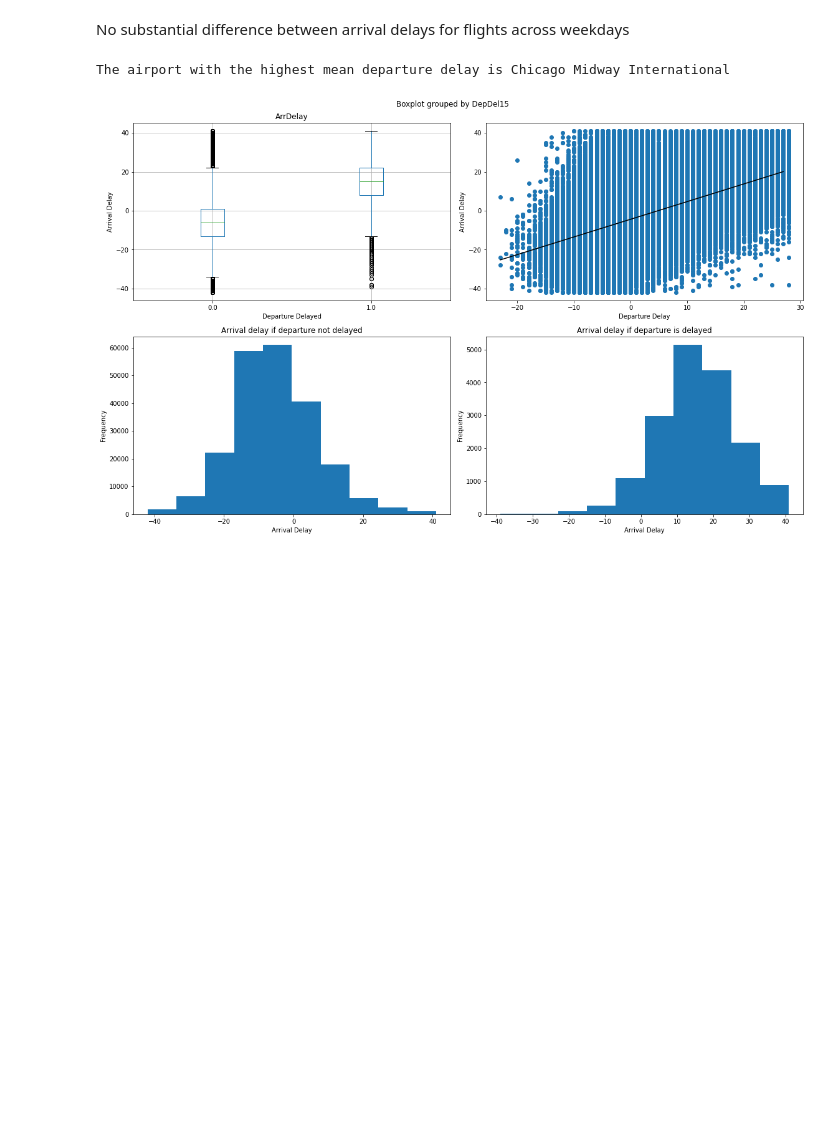
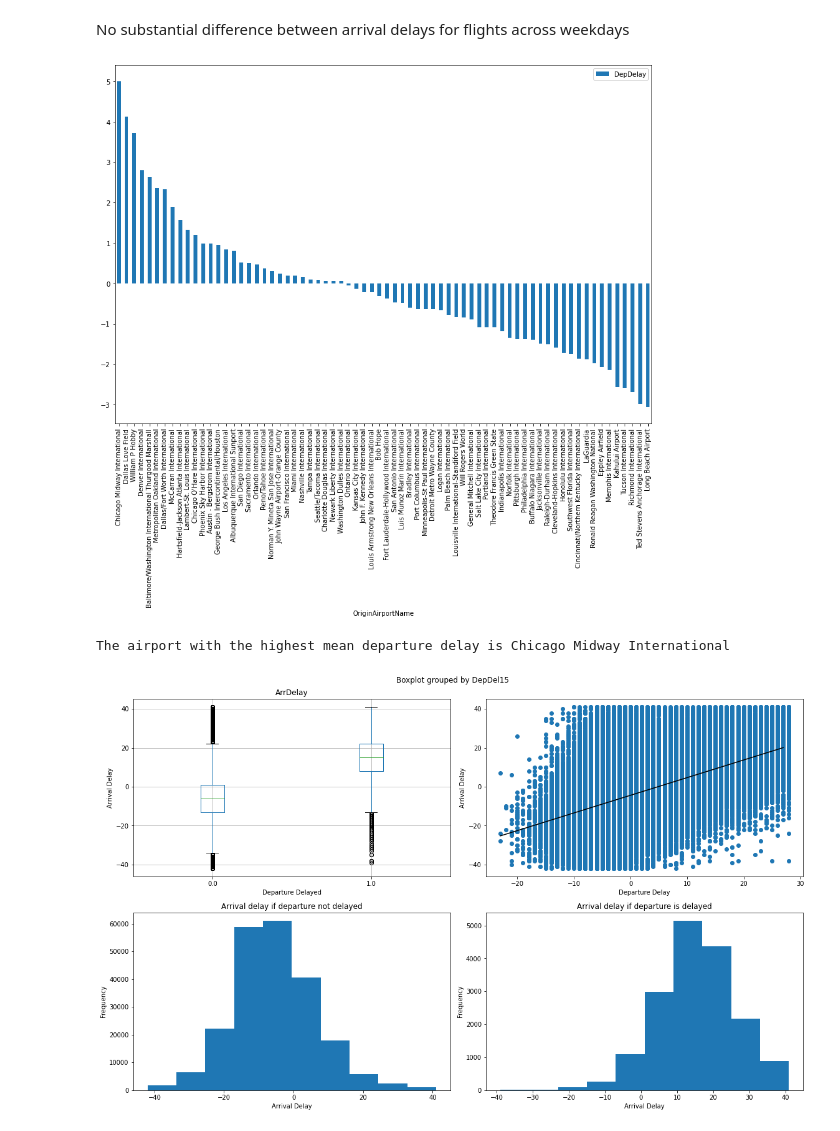
Before and after one commit to bast-ian/ml-basics-challenges, a Jupyter notebook: 01-Flights-Challenge_EDA.ipynb, the cells around one changed output. Cells and saved outputs as stored; diff of their text form; code cells hidden in the pictures; blank space fills up the shorter version.

```diff
--- a/01-Flights-Challenge_EDA.ipynb
+++ b/01-Flights-Challenge_EDA.ipynb
@@ -206,10 +206,15 @@ No substantial difference between arrival delays for flights across weekdays
 # %%
 #Airport with highest mean departure time
 
-df_grouped = df_flights_outliers[['OriginAirportID', 'DepDelay']].groupby('OriginAirportID').mean()
+df_grouped = df_flights_outliers[['OriginAirportName', 'DepDelay']].groupby('OriginAirportName').mean().sort_values('DepDelay', ascending = False)
 
-print('The airport with the highest mean departure delay is {}'.format(df_flights_outliers[df_flights_outliers['OriginAirportID'] == df_grouped.sort_values('DepDelay', ascending=False).index[0]]['OriginAirportName'].iloc[0]))
+df_grouped.plot(kind = 'bar', figsize = [12, 12])
+plt.tight_layout()
+plt.show()
+
+print('The airport with the highest mean departure delay is {}'.format(df_grouped.index.values[0]))
 # %% [output]
+[figure, added]
 The airport with the highest mean departure delay is Chicago Midway International
 # %%
 #comparing late arrivals with late departures
```
